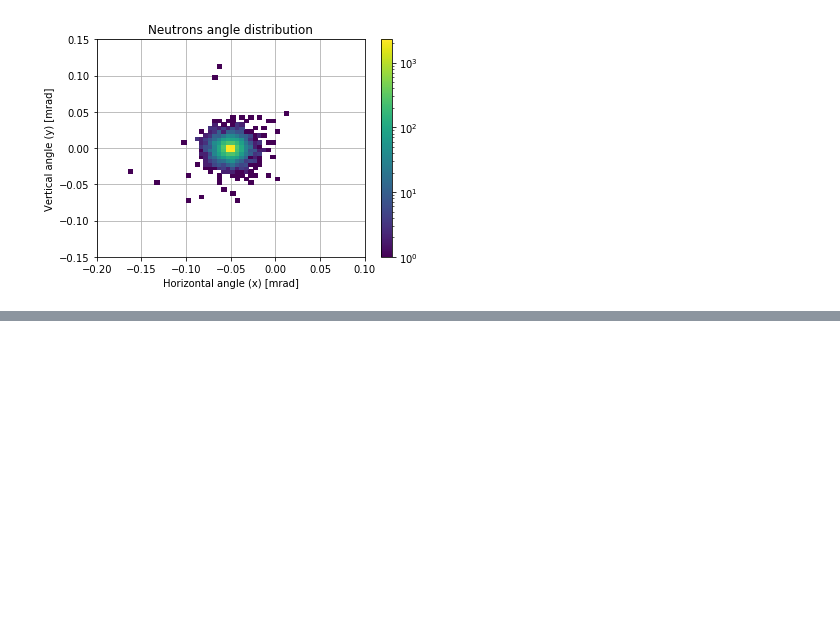
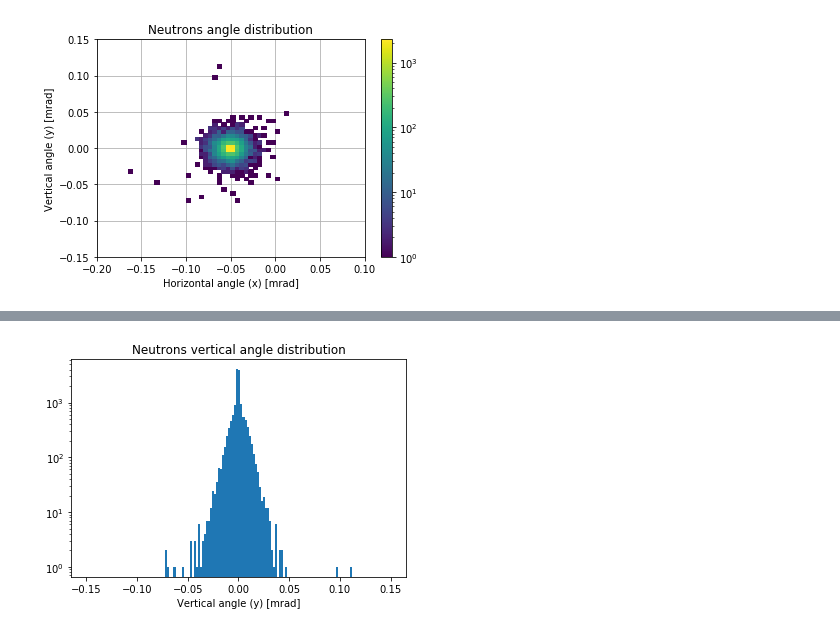
Before and after one commit to zaitsev136/misc_eic_notebooks, a Jupyter notebook: neutron_angle_distribution.ipynb, the cells around one changed output, grey strips where cells are left out. Drawn from its saved outputs; the diff is of its cells as text; code cells hidden in the pictures; blank space fills up the shorter version.

```diff
--- a/neutron_angle_distribution.ipynb
+++ b/neutron_angle_distribution.ipynb
@@ -29,0 +52,8 @@ plt.show()
+# %%
+fig, ax = plt.subplots()
+n, bins, patches = ax.hist(v_angle, bins=np.arange(-150,151,2)/1000, log=True)
+plt.xlabel('Vertical angle (y) [mrad]')
+plt.title('Neutrons vertical angle distribution')
+plt.show()
+# %% [output]
+[figure, added]
```
Also changed, not shown: parts of 2 cells of this notebook.
